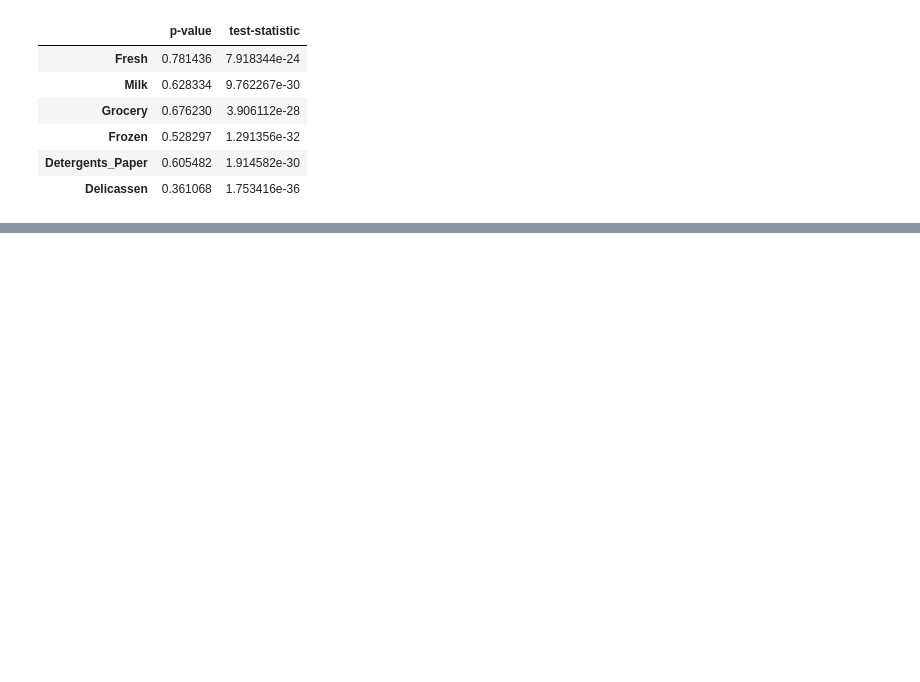
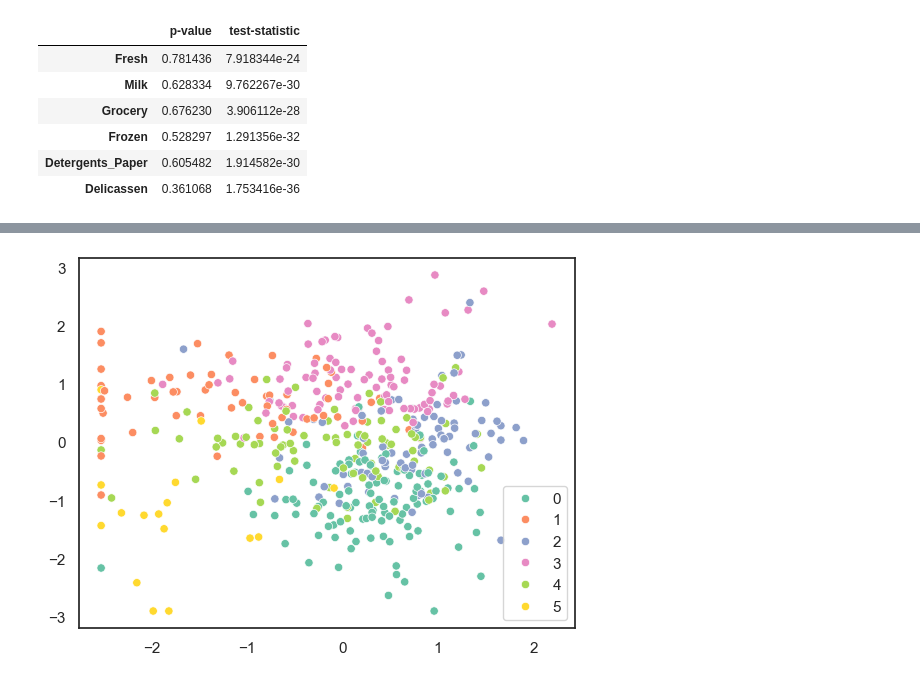
Before and after one commit to Awesome-autumn-weirdo/-------------, a Jupyter notebook: cust_segm.ipynb, the cells around one changed output, grey strips where cells are left out. Drawn from its saved outputs; the diff is of its cells as text; code cells hidden in the pictures; blank space fills up the shorter version.

```diff
--- a/cust_segm.ipynb
+++ b/cust_segm.ipynb
@@ -181,0 +260,5 @@ plt.show()
+# %%
+sns.scatterplot(x=df[:, 0], y=df[:, 1], hue=labels, palette='Set2')
+plt.show()
+# %% [output]
+[figure, added]
```
Also changed, not shown: parts of 27 cells of this notebook, 3 other files.
